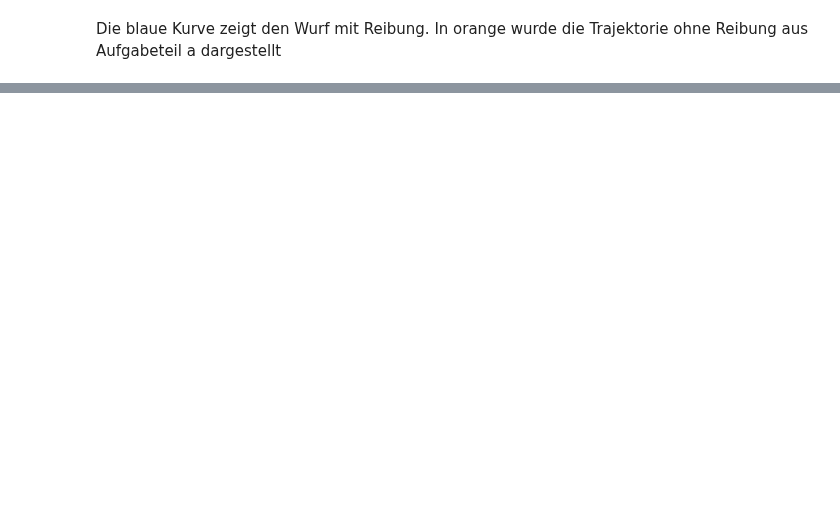
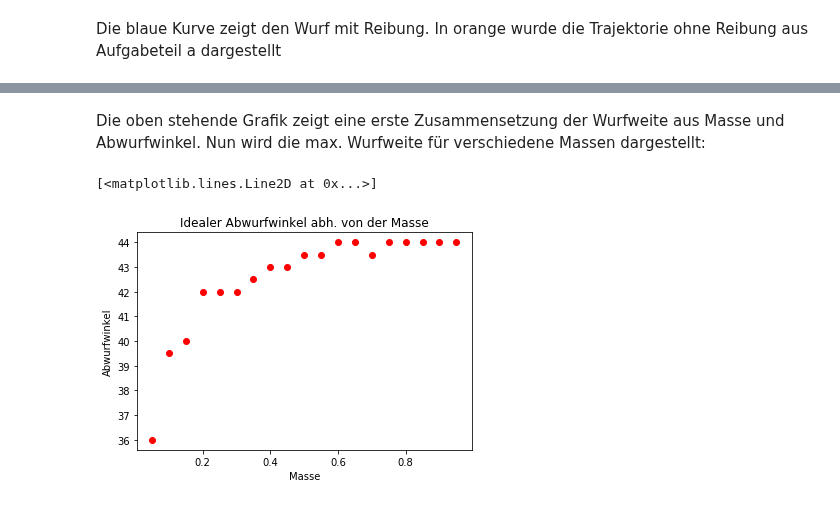
Before and after one commit to darenegade/modellbildung, a Jupyter notebook: Aufgabe2/Aufgabe2b.ipynb, the cells around one changed output, grey strips where cells are left out. Saved outputs shown, nothing was run; the diff lists cells and outputs as text; code cells hidden in the pictures; blank space fills up the shorter version.

```diff
--- a/Aufgabe2/Aufgabe2b.ipynb
+++ b/Aufgabe2/Aufgabe2b.ipynb
@@ -143,0 +193,33 @@ t1 ist wieder trivial. Das gesuchte Ergebnis ist t2. Diese kann nun in die zweit
+# %% [markdown]
+Die oben stehende Grafik zeigt eine erste Zusammensetzung der Wurfweite aus Masse und Abwurfwinkel.
+Nun wird die max. Wurfweite für verschiedene Massen dargestellt:
+# %%
+
+xe = []
+ye = []
+
+def omega_max_ww(m):
+    omega_wwmax = -1;
+    ww_max = 0;
+
+    for omega_o in np.arange(1, 90, 0.5):
+        current_ww = ww(m, omega_o)
+        if ww_max < current_ww:
+            ww_max = current_ww
+            omega_wwmax = omega_o
+
+    return omega_wwmax;
+
+
+for m_o in np.arange(0.05, 1, 0.05):
+        xe.append(m_o)
+        ye.append(omega_max_ww(m_o))
+
+plt.figure(2)
+plt.title('Idealer Abwurfwinkel abh. von der Masse')
+plt.xlabel('Masse')
+plt.ylabel('Abwurfwinkel')
+plt.plot(xe, ye, 'ro')
+# %% [output]
+[<matplotlib.lines.Line2D at 0x...>]
+[figure, added]
```
Also changed, not shown: parts of 10 cells of this notebook.
